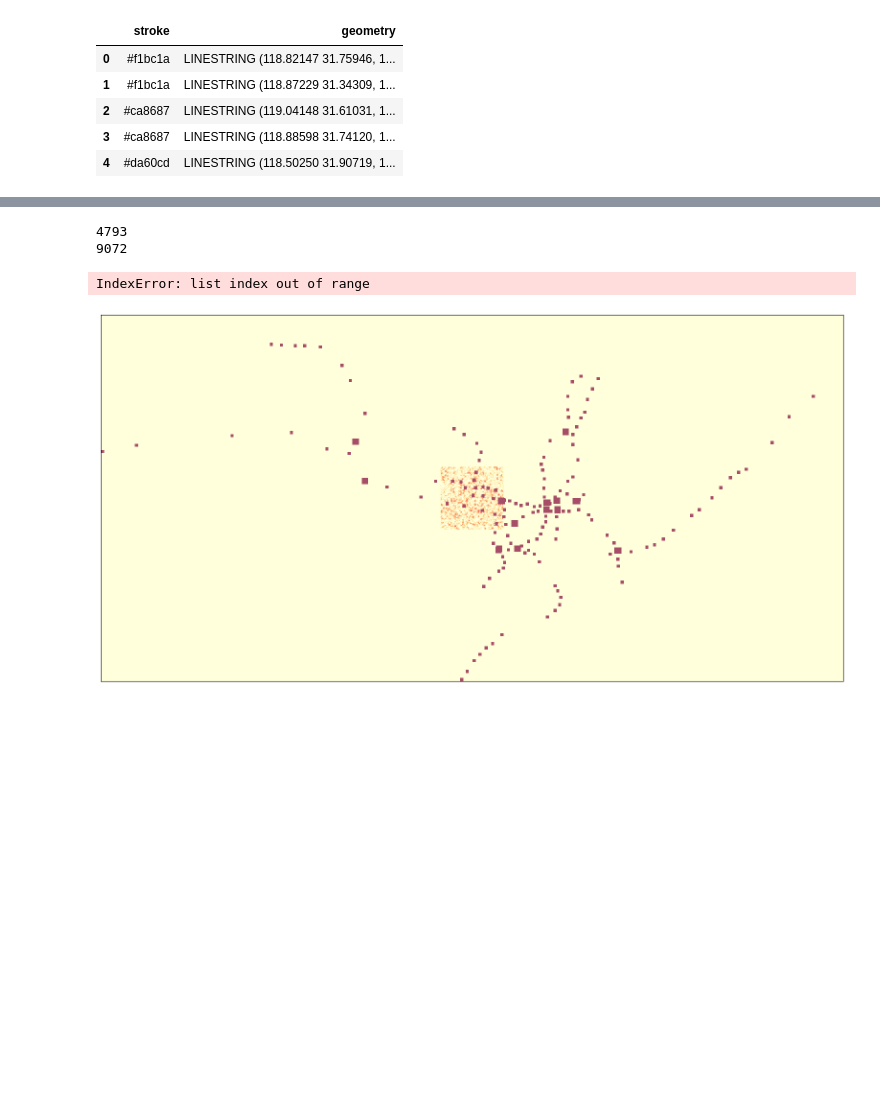
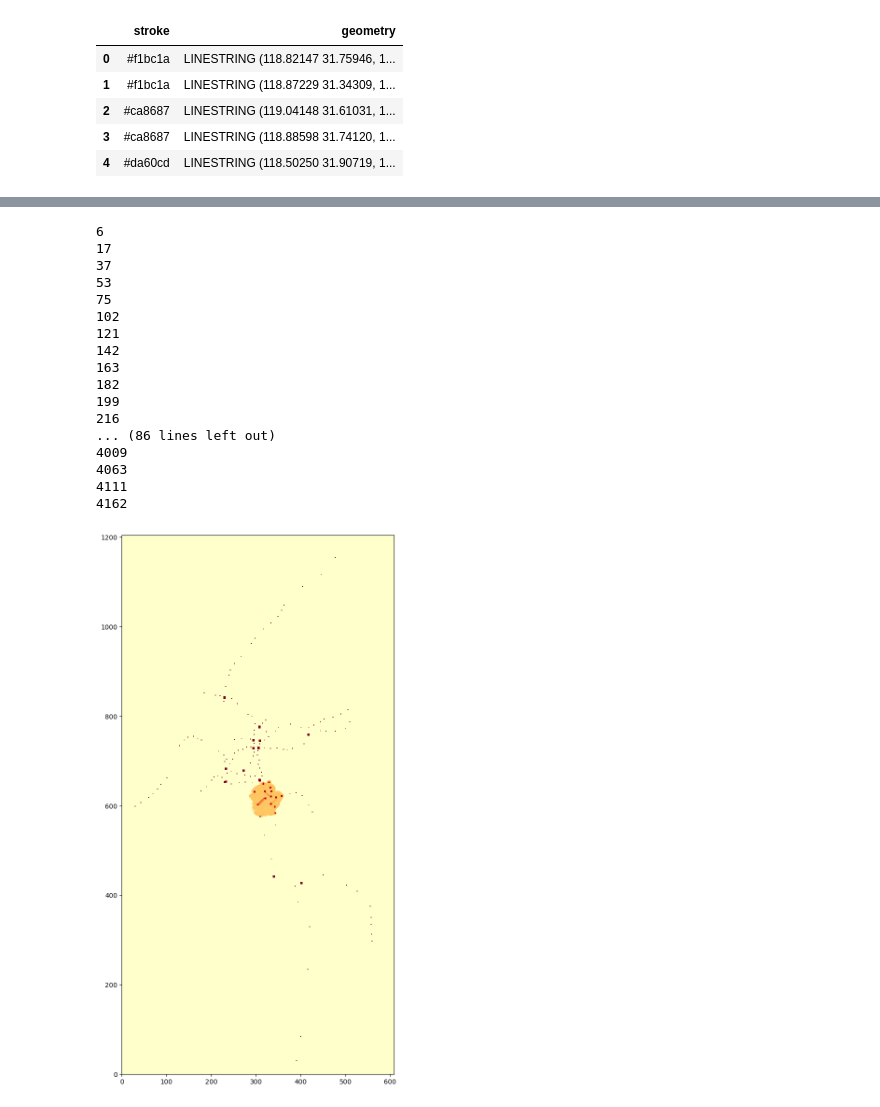
Before and after one commit to MoeBuTa/SlimeMould, a Jupyter notebook: slime.ipynb, the cells around one changed output, grey strips where cells are left out. Cells and saved outputs as stored; diff of their text form; code cells hidden in the pictures; blank space fills up the shorter version.

```diff
--- a/slime.ipynb
+++ b/slime.ipynb
@@ -65,12 +56,4 @@ stations.head()
 # fig = plt.figure(figsize=(20, 10))
 # sns.scatterplot(stations, x='x', y='y', hue='value')
 # %%
-
-city = City(city_shape=(max(stations.x) + 50, max(stations.y) + 50), foods=stations, mould_shape=(100, 100), init_mould_coverage=0.5, decay=0.07, sensor_offset=9)
-
-city.animate(frames=50, interval=1, filename="output/123.gif")
+city = City(city_shape=(max(stations.x) + 50, max(stations.y) + 50), foods=stations, mould_shape=(5, 5), init_mould_coverage=0.5, decay=0.01)
-# %% [output]
-4793
-9072
-IndexError: list index out of range
-[figure, removed]
@@ -76,0 +62,22 @@ IndexError: list index out of range
+# %%
+city.animate(frames=100, interval=100, filename="output/test1.gif")
+plt.show()
+# %% [output]
+6
+17
+37
+53
+75
+102
+121
+142
+163
+182
+199
+216
+... (86 lines left out)
+4009
+4063
+4111
+4162
+[figure, added]
```
Also changed, not shown: parts of 6 cells of this notebook, 10 other files.
